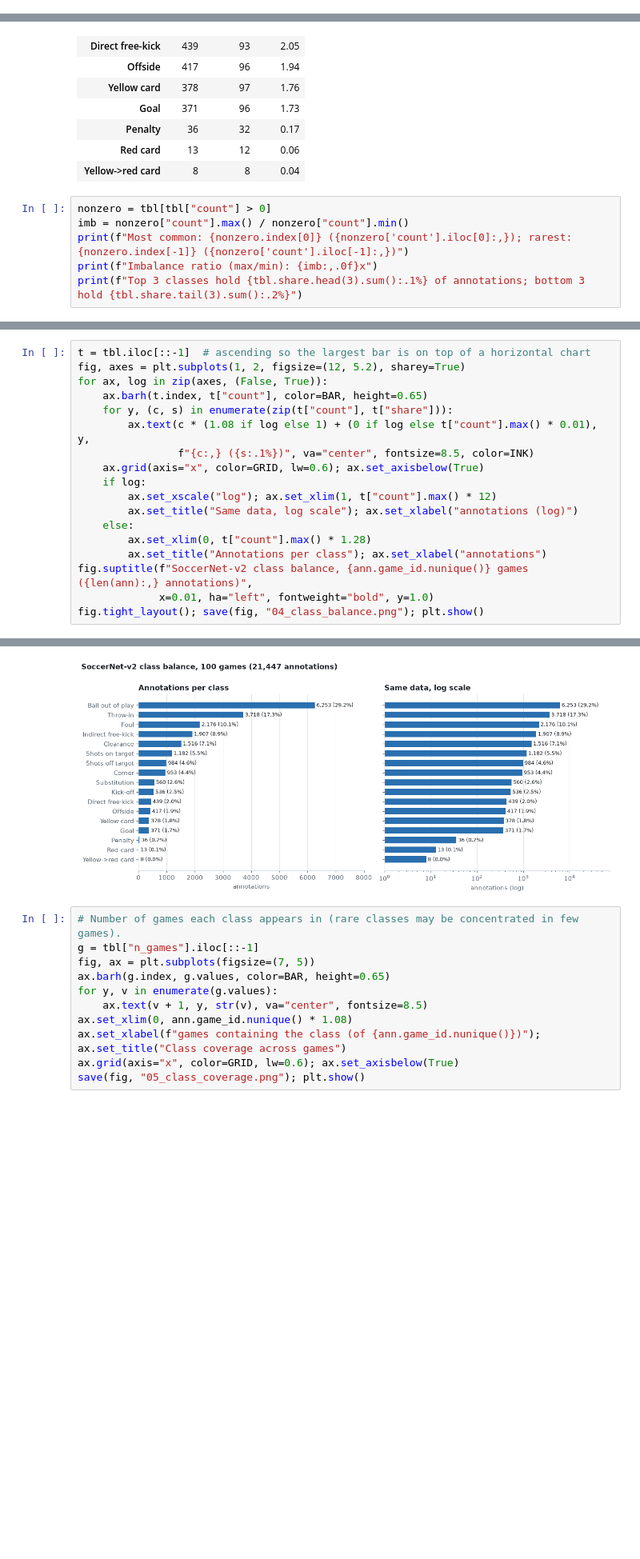
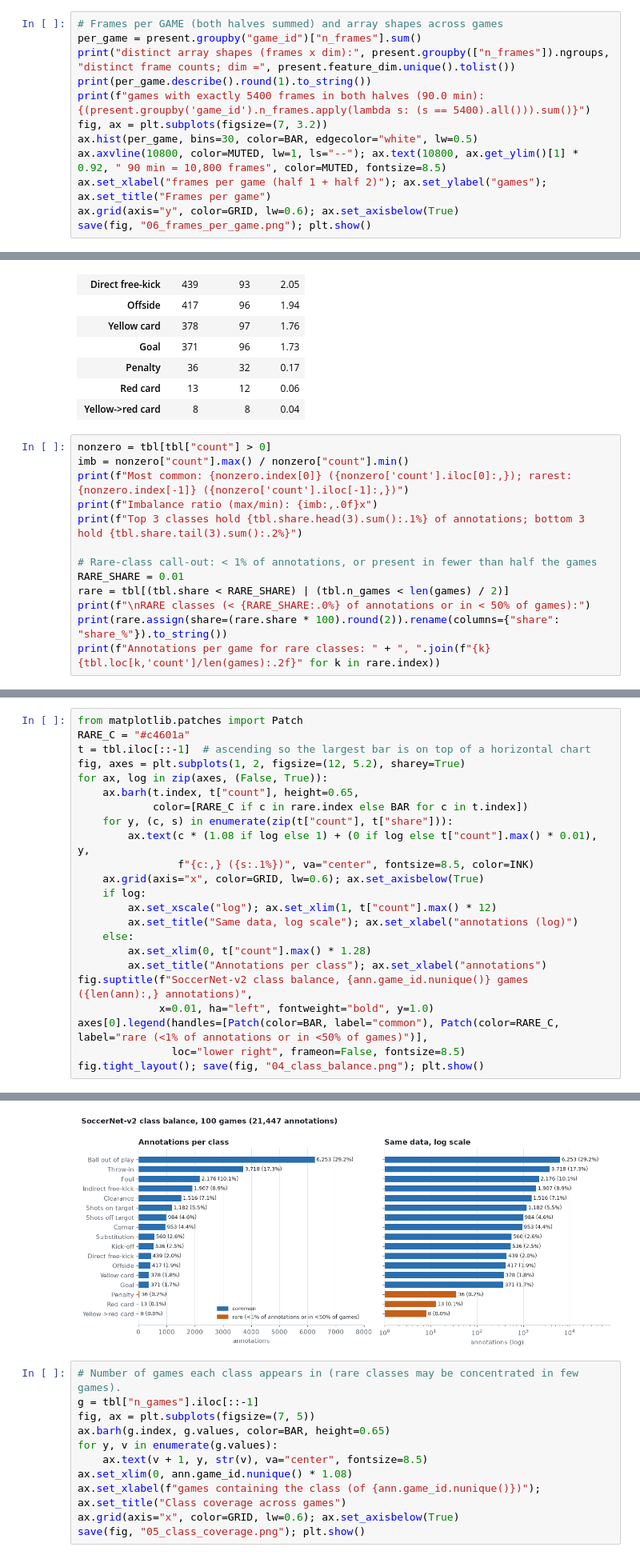
Before and after one commit to kelly24-bit/ComputerVision_Final, a Jupyter notebook: notebooks/eda.ipynb, the cells around one changed output, grey strips where cells are left out. Shown at 80% size. Cells and saved outputs as stored; diff of their text form; blank space fills up the shorter version.

```diff
--- a/notebooks/eda.ipynb
+++ b/notebooks/eda.ipynb
@@ -126,3 +126,15 @@ fig.tight_layout(); save(fig, "02_feature_summaries.png"); plt.show()
 # %% [output]
 saved reports\figures\02_feature_summaries.png
 [figure]
+# %%
+# Frames per GAME (both halves summed) and array shapes across games
+per_game = present.groupby("game_id")["n_frames"].sum()
+print("distinct array shapes (frames x dim):", present.groupby(["n_frames"]).ngroups, "distinct frame counts; dim =", present.feature_dim.unique().tolist())
+print(per_game.describe().round(1).to_string())
+print(f"games with exactly 5400 frames in both halves (90.0 min): {(present.groupby('game_id').n_frames.apply(lambda s: (s == 5400).all())).sum()}")
+fig, ax = plt.subplots(figsize=(7, 3.2))
+ax.hist(per_game, bins=30, color=BAR, edgecolor="white", lw=0.5)
+ax.axvline(10800, color=MUTED, lw=1, ls="--"); ax.text(10800, ax.get_ylim()[1] * 0.92, " 90 min = 10,800 frames", color=MUTED, fontsize=8.5)
+ax.set_xlabel("frames per game (half 1 + half 2)"); ax.set_ylabel("games"); ax.set_title("Frames per game")
+ax.grid(axis="y", color=GRID, lw=0.6); ax.set_axisbelow(True)
+save(fig, "06_frames_per_game.png"); plt.show()
@@ -182,6 +207,13 @@ imb = nonzero["count"].max() / nonzero["count"].min()
 print(f"Most common: {nonzero.index[0]} ({nonzero['count'].iloc[0]:,}); rarest: {nonzero.index[-1]} ({nonzero['count'].iloc[-1]:,})")
 print(f"Imbalance ratio (max/min): {imb:,.0f}x")
 print(f"Top 3 classes hold {tbl.share.head(3).sum():.1%} of annotations; bottom 3 hold {tbl.share.tail(3).sum():.2%}")
+
+# Rare-class call-out: < 1% of annotations, or present in fewer than half the games
+RARE_SHARE = 0.01
+rare = tbl[(tbl.share < RARE_SHARE) | (tbl.n_games < len(games) / 2)]
+print(f"\nRARE classes (< {RARE_SHARE:.0%} of annotations or in < 50% of games):")
+print(rare.assign(share=(rare.share * 100).round(2)).rename(columns={"share": "share_%"}).to_string())
+print(f"Annotations per game for rare classes: " + ", ".join(f"{k} {tbl.loc[k,'count']/len(games):.2f}" for k in rare.index))
 # %% [output]
 Most common: Ball out of play (6,253); rarest: Yellow->red card (8)
 Imbalance ratio (max/min): 782x
@@ -189,24 +229,29 @@ Top 3 classes hold 56.6% of annotations; bottom 3 hold 0.27%
 # %%
+from matplotlib.patches import Patch
+RARE_C = "#c4601a"
 t = tbl.iloc[::-1]  # ascending so the largest bar is on top of a horizontal chart
 fig, axes = plt.subplots(1, 2, figsize=(12, 5.2), sharey=True)
 for ax, log in zip(axes, (False, True)):
-    ax.barh(t.index, t["count"], color=BAR, height=0.65)
+    ax.barh(t.index, t["count"], height=0.65,
+            color=[RARE_C if c in rare.index else BAR for c in t.index])
     for y, (c, s) in enumerate(zip(t["count"], t["share"])):
         ax.text(c * (1.08 if log else 1) + (0 if log else t["count"].max() * 0.01), y,
                 f"{c:,} ({s:.1%})", va="center", fontsize=8.5, color=INK)
     ax.grid(axis="x", color=GRID, lw=0.6); ax.set_axisbelow(True)
     if log:
         ax.set_xscale("log"); ax.set_xlim(1, t["count"].max() * 12)
         ax.set_title("Same data, log scale"); ax.set_xlabel("annotations (log)")
     else:
         ax.set_xlim(0, t["count"].max() * 1.28)
         ax.set_title("Annotations per class"); ax.set_xlabel("annotations")
 fig.suptitle(f"SoccerNet-v2 class balance, {ann.game_id.nunique()} games ({len(ann):,} annotations)",
              x=0.01, ha="left", fontweight="bold", y=1.0)
+axes[0].legend(handles=[Patch(color=BAR, label="common"), Patch(color=RARE_C, label="rare (<1% of annotations or in <50% of games)")],
+               loc="lower right", frameon=False, fontsize=8.5)
 fig.tight_layout(); save(fig, "04_class_balance.png"); plt.show()
 # %% [output]
 saved reports\figures\04_class_balance.png
-[figure, old version]
+[figure, new version]
 # %%
 # Number of games each class appears in (rare classes may be concentrated in few games).
 g = tbl["n_games"].iloc[::-1]
```
Also changed, not shown: parts of 13 cells of this notebook, 5 other files.
